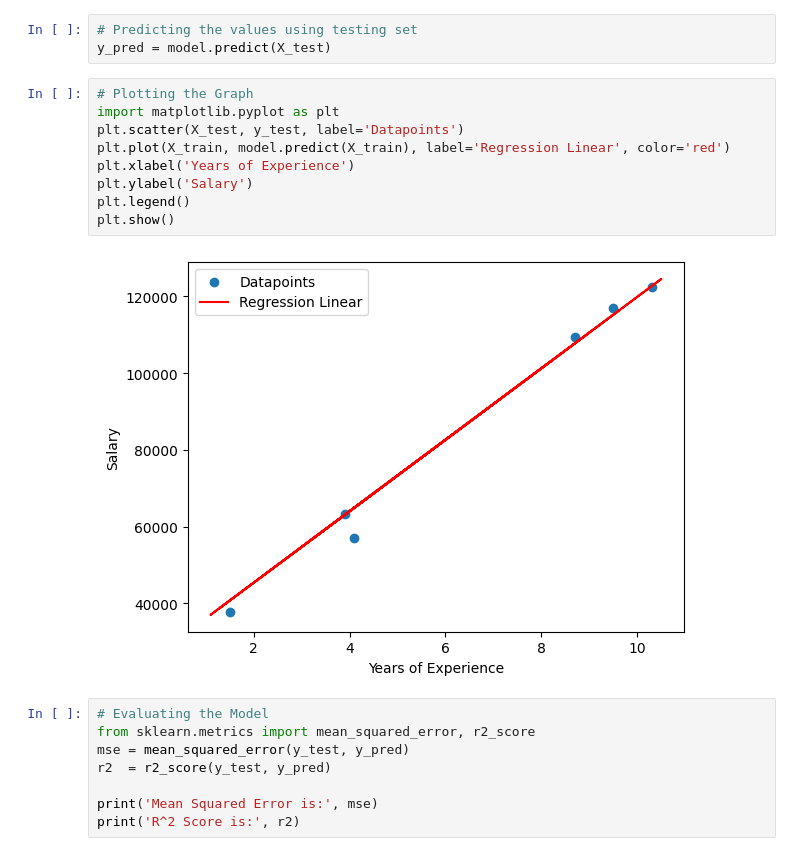
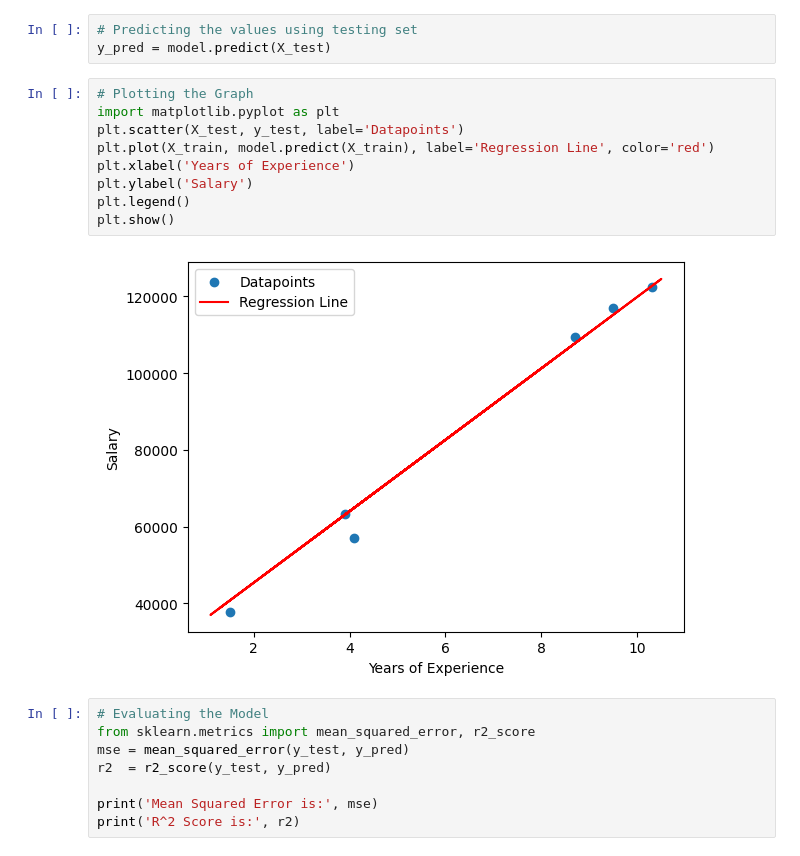
Before and after one commit to Kingstan070/ML-AI-LAB, a Jupyter notebook: Regression Code/Linear_Regression.ipynb, the cells around one changed output. Saved outputs shown, nothing was run; the diff lists cells and outputs as text.

```diff
--- a/Regression Code/Linear_Regression.ipynb
+++ b/Regression Code/Linear_Regression.ipynb
@@ -51,14 +51,14 @@ y_pred = model.predict(X_test)
 # %%
 # Plotting the Graph
 import matplotlib.pyplot as plt
 plt.scatter(X_test, y_test, label='Datapoints')
-plt.plot(X_train, model.predict(X_train), label='Regression Linear', color='red')
+plt.plot(X_train, model.predict(X_train), label='Regression Line', color='red')
 plt.xlabel('Years of Experience')
 plt.ylabel('Salary')
 plt.legend()
 plt.show()
 # %% [output]
-[figure, old version]
+[figure, new version]
 # %%
 # Evaluating the Model
 from sklearn.metrics import mean_squared_error, r2_score
```
Also changed, not shown: 2 other files.
